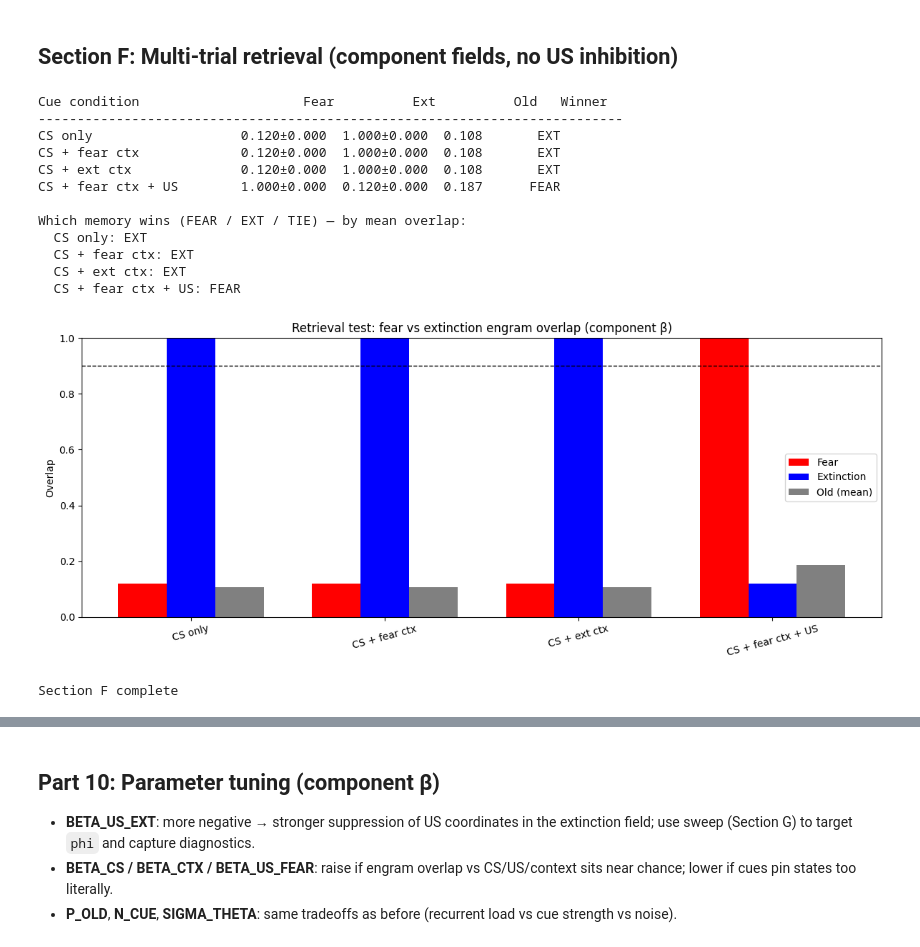
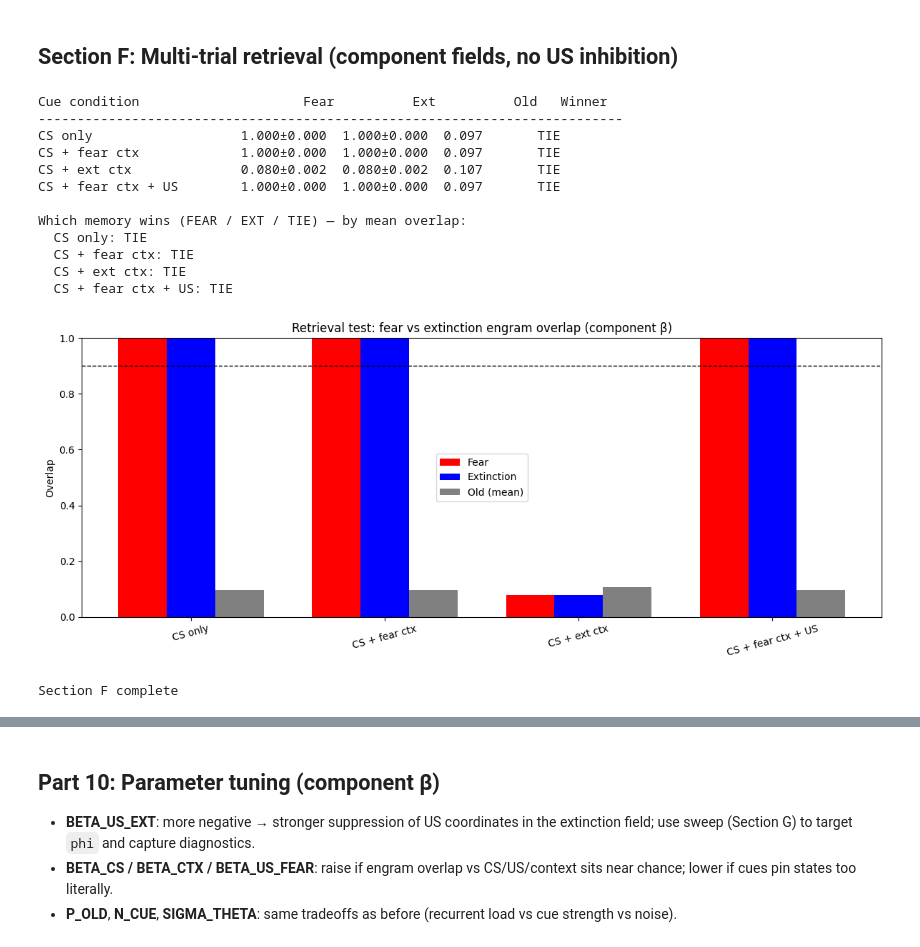
Before and after one commit to armaanfallahi/engram-hopfield, a Jupyter notebook: notebooks/04_fear_extinction.ipynb, the cells around one changed output, grey strips where cells are left out. Saved outputs shown, nothing was run; the diff lists cells and outputs as text; code cells hidden in the pictures.

Commit message:
added beta param sweeps (unsuccesful) and tried many things

```diff
--- a/notebooks/04_fear_extinction.ipynb
+++ b/notebooks/04_fear_extinction.ipynb
@@ -19,7 +19,7 @@ FIGDIR.mkdir(parents=True, exist_ok=True)
 N = 2000
 SPARSITY = 0.10
 K = int(SPARSITY * N)
-P_OLD = 25
+P_OLD = 42
 SEED = 42
 rng = np.random.default_rng(SEED)
 
@@ -31,13 +31,15 @@ CS_US_CORRELATION = 0.0
 # Component-specific beta values
 # Positive = excitatory drive toward engram
 # Negative = inhibitory suppression during extinction
-BETA_CS_FEAR = 0.30  # stronger CS drive during fear storage — more CS neurons in fear engram
-BETA_CS_EXT = 0.15  # weaker CS drive during extinction — avoids CS dominating ext engram
-BETA_CTX = 0.25  # slightly increased context drive
-BETA_US_FEAR = 0.20
-BETA_US_EXT = -0.05  # placeholder; Section G sets from sweep (BETA_US_EXT_CHOSEN)
+BETA_CS_FEAR = 0.3  # stronger CS drive during fear storage — more CS neurons in fear engram
+BETA_CS_EXT = 0.1  # weaker CS drive during extinction — avoids CS dominating ext engram
+BETA_CTX_FEAR_STORE = 0.55  # fear context: strong drive during fear conditioning
+BETA_CTX_EXT_STORE = 0.55  # extinction context: normal drive during extinction storage
+BETA_CTX_RETRIEVAL = 0.45  # context drive at test / retrieval
+BETA_US_FEAR = 0.25
+BETA_US_EXT = -0.45  # fixed extinction US inhibition used throughout notebook
 
-SIGMA_THETA = 0.01
+SIGMA_THETA = 0.03
 MAX_STEPS_STORAGE = 20
 MAX_STEPS_RETRIEVAL = 20
 N_RETRIEVAL_TRIALS = 20
@@ -105,7 +107,7 @@ print(
 fear_components = {
     "cs": (cs_vec, BETA_CS_FEAR),
     "us": (us_vec, BETA_US_FEAR),
-    "ctx": (ctx_fear_vec, BETA_CTX),
+    "ctx": (ctx_fear_vec, BETA_CTX_FEAR_STORE),
 }
 
 print("Part 2a complete: cue vectors and fear_components")
@@ -262,7 +121,7 @@ Section G complete
 ext_components = {
     "cs": (cs_vec, BETA_CS_EXT),
     "us": (us_vec, BETA_US_EXT),
-    "ctx": (ctx_ext_vec, BETA_CTX),
+    "ctx": (ctx_ext_vec, BETA_CTX_EXT_STORE),
 }
 
 fear_ext_field = compute_ext_field(fear_components)
@@ -518,7 +385,7 @@ for i, bval in enumerate([-0.05, -0.10]):
     ext_field_test = compute_ext_field({
         "cs": (cs_vec, BETA_CS_EXT),
         "us": (us_vec, bval),
-        "ctx": (ctx_ext_vec, BETA_CTX),
+        "ctx": (ctx_ext_vec, BETA_CTX_EXT_STORE),
     })
     init = (ext_field_test > 0).astype(float)
     state = init.copy()
@@ -695,7 +735,7 @@ def make_retrieval_field(cs_on, ctx_vec, us_on):
     if cs_on:
         field += BETA_CS_FEAR * cs_vec
     if ctx_vec is not None:
-        field += BETA_CTX * ctx_vec
+        field += BETA_CTX_RETRIEVAL * ctx_vec
     if us_on:
         field += BETA_US_FEAR * us_vec
     return field
@@ -765,40 +805,40 @@ for label in test_labels:
 
 print("\nWhich memory wins (FEAR / EXT / TIE) — by mean overlap:")
 for label in test_labels:
     fm = np.mean(all_results[label]["fear"])
     em = np.mean(all_results[label]["ext"])
     print(f"  {label}: {memory_winner(fm, em)}")
 
 fig, ax = plt.subplots(figsize=(12, 5))
 x = np.arange(len(test_labels))
 w = 0.25
 ax.bar(x - w, [np.mean(all_results[l]["fear"]) for l in test_labels], w, label="Fear", color="red")
 ax.bar(x, [np.mean(all_results[l]["ext"]) for l in test_labels], w, label="Extinction", color="blue")
 ax.bar(x + w, [np.mean(all_results[l]["old"]) for l in test_labels], w, label="Old (mean)", color="gray")
 ax.axhline(0.9, linestyle="--", color="k", linewidth=1)
 ax.set_xticks(x)
 ax.set_xticklabels(test_labels, rotation=15)
 ax.set_ylabel("Overlap")
 ax.set_ylim(0, 1)
 ax.set_title("Retrieval test: fear vs extinction engram overlap (component β)")
 ax.legend()
 plt.tight_layout()
 plt.savefig(FIGDIR / "04_retrieval_inhibitory.png", dpi=150)
 plt.show()
 
 print("Section F complete")
 # %% [output]
 Cue condition                     Fear          Ext          Old   Winner
 ---------------------------------------------------------------------------
-CS only                   0.120±0.000  1.000±0.000  0.108       EXT
-CS + fear ctx             0.120±0.000  1.000±0.000  0.108       EXT
-CS + ext ctx              0.120±0.000  1.000±0.000  0.108       EXT
-CS + fear ctx + US        1.000±0.000  0.120±0.000  0.187      FEAR
+CS only                   1.000±0.000  1.000±0.000  0.097       TIE
+CS + fear ctx             1.000±0.000  1.000±0.000  0.097       TIE
+CS + ext ctx              0.080±0.002  0.080±0.002  0.107       TIE
+CS + fear ctx + US        1.000±0.000  1.000±0.000  0.097       TIE
 
 Which memory wins (FEAR / EXT / TIE) — by mean overlap:
-  CS only: EXT
-  CS + fear ctx: EXT
-  CS + ext ctx: EXT
-  CS + fear ctx + US: FEAR
+  CS only: TIE
+  CS + fear ctx: TIE
+  CS + ext ctx: TIE
+  CS + fear ctx + US: TIE
-[figure, old version]
+[figure, new version]
 Section F complete
```
Also changed, not shown: parts of 24 cells of this notebook, 10 other files.
